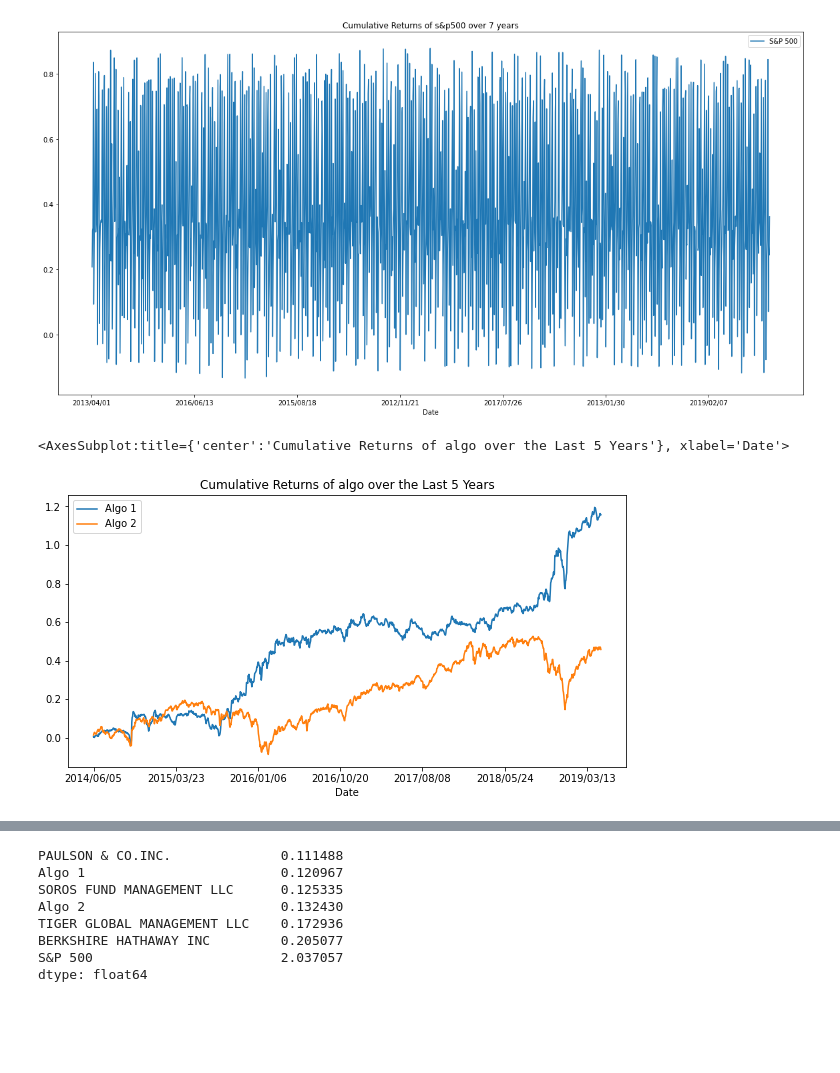
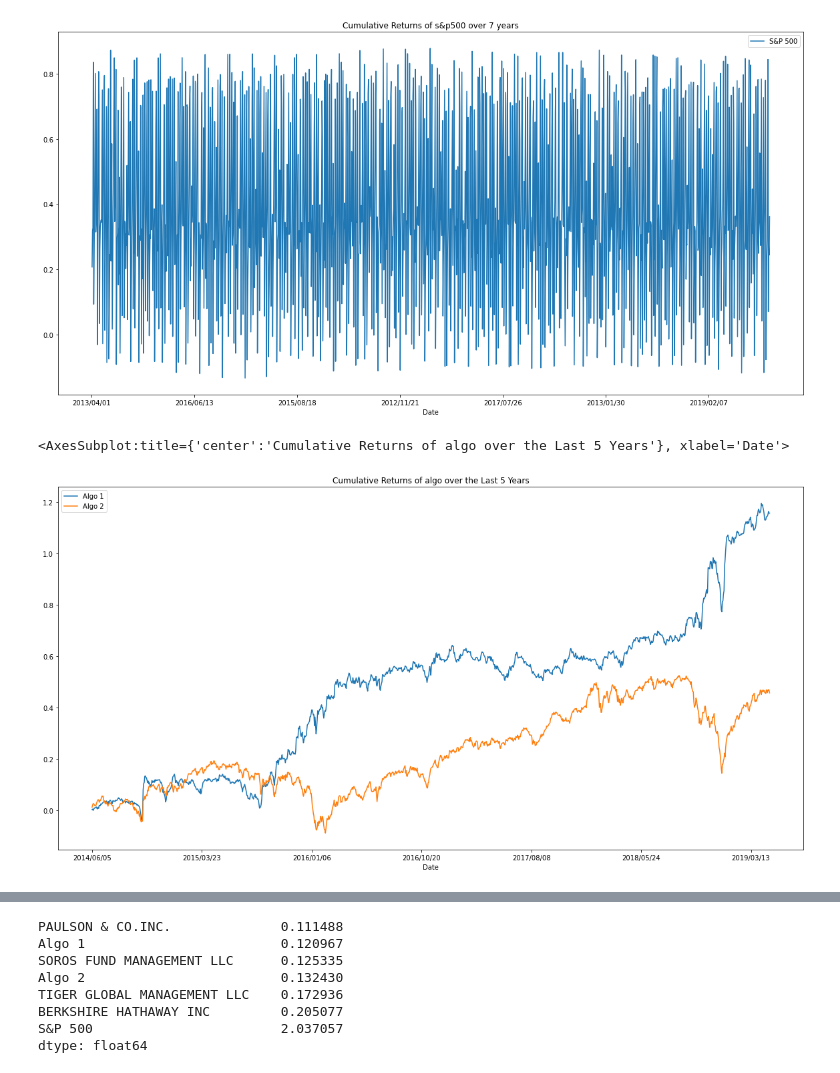
Before and after one commit to quizh001/Homework-unite-4, a Jupyter notebook: hw4.ipynb, the cells around one changed output, grey strips where cells are left out. Saved outputs shown, nothing was run; the diff lists cells and outputs as text; code cells hidden in the pictures; blank space fills up the shorter version.

```diff
--- a/hw4.ipynb
+++ b/hw4.ipynb
@@ -284,8 +285,8 @@ cumulative_return_SP500.plot(figsize=(20,10), title="Cumulative Returns of s&p50
 [figure]
 # %%
 # Plot the daily returns of the algo over the last 5 years
-cumulative_return_algo.plot(figsize=(10,5), title="Cumulative Returns of algo over the Last 5 Years")
+cumulative_return_algo.plot(figsize=(20,10), title="Cumulative Returns of algo over the Last 5 Years")
 # %% [output]
 <AxesSubplot:title={'center':'Cumulative Returns of algo over the Last 5 Years'}, xlabel='Date'>
-[figure, old version]
+[figure, new version]
 # %%
```
Also changed, not shown: parts of 18 cells of this notebook.
